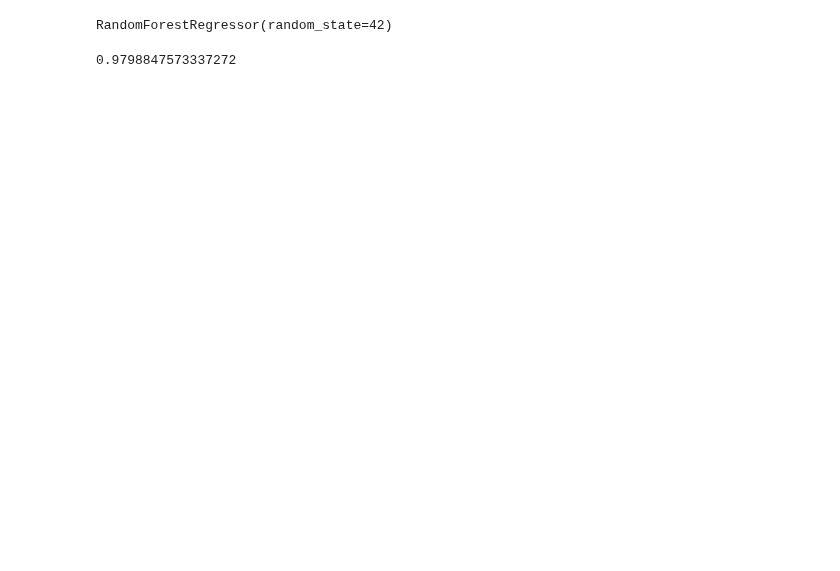
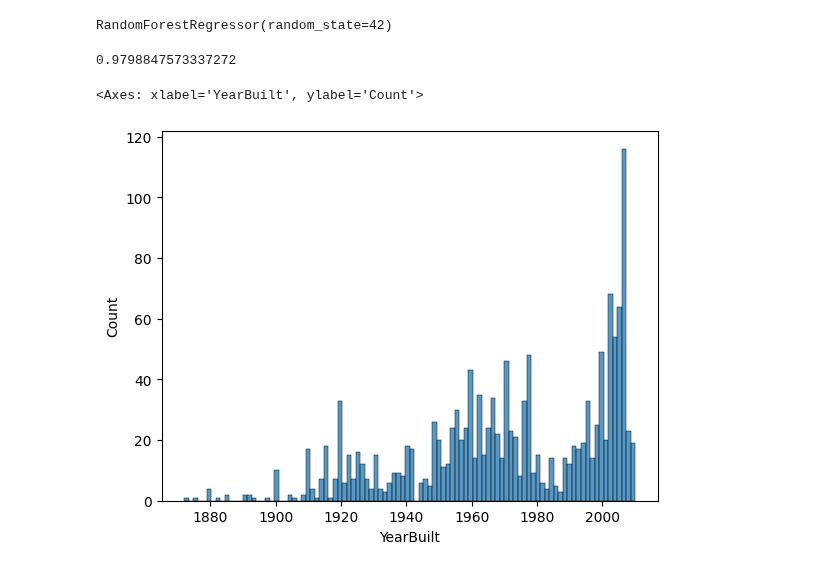
Before and after one commit to jordanriver/DScourse, a Jupyter notebook: CourseMaterials/ML_Intro/practice/feature_engineering.ipynb, the cells around one changed output. Drawn from its saved outputs; the diff is of its cells as text; code cells hidden in the pictures; blank space fills up the shorter version.

```diff
--- a/CourseMaterials/ML_Intro/practice/feature_engineering.ipynb
+++ b/CourseMaterials/ML_Intro/practice/feature_engineering.ipynb
@@ -6,7 +6,7 @@ import seaborn as sns
 from sklearn.model_selection import train_test_split
 %matplotlib inline
 # %%
-df = pd.read_csv(r'C:\Users\jorda\Documents\studies\DScourse\CourseMaterials\Data\sberbank_russian_housing_market\house-prices-advanced-regression-techniques\train.csv')
+df = pd.read_csv(r'C:\Users\jorda\Documents\studies\DScourse\CourseMaterials\Data\home-data-for-ml-course\train.csv')
 df.head()
 # %% [output]
 |  | Id | MSSubClass | MSZoning | LotFrontage | LotArea | Street | Alley | LotShape | LandContour | ... |
@@ -41,0 +52,5 @@ model.score(df[feature_cols], df[target_col])
+# %%
+sns.histplot(data=df['YearBuilt'], bins=100)
+# %% [output]
+<Axes: xlabel='YearBuilt', ylabel='Count'>
+[figure, added]
```
Also changed, not shown: parts of 4 cells of this notebook.
